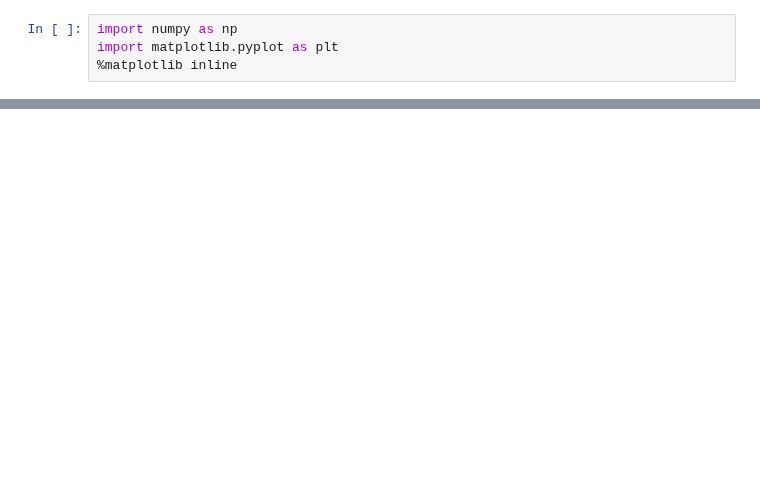
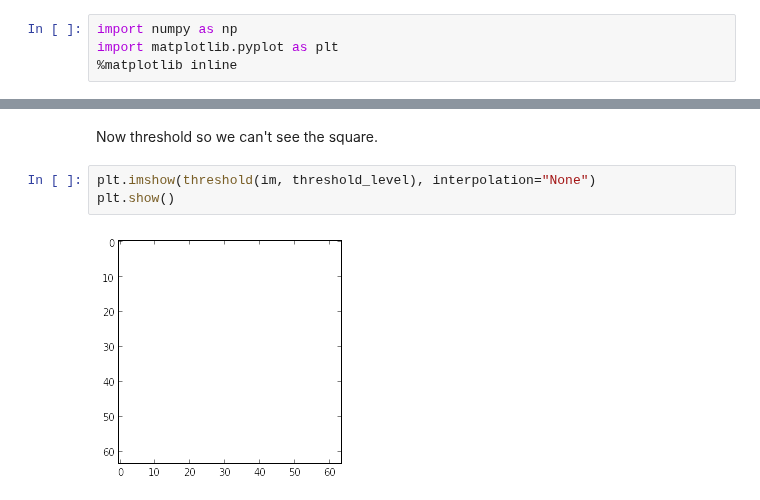
Before and after one commit to kwinkunks/notebooks, a Jupyter notebook: Stochastic_resonance.ipynb, the cells around one changed output, grey strips where cells are left out. Saved outputs shown, nothing was run; the diff lists cells and outputs as text; blank space fills up the shorter version.

```diff
--- a/Stochastic_resonance.ipynb
+++ b/Stochastic_resonance.ipynb
@@ -34,0 +70,7 @@ plt.show()
+# %% [markdown]
+Now threshold so we can't see the square.
+# %%
+plt.imshow(threshold(im, threshold_level), interpolation="None")
+plt.show()
+# %% [output]
+[figure, added]
```
Also changed, not shown: parts of 14 cells of this notebook.
